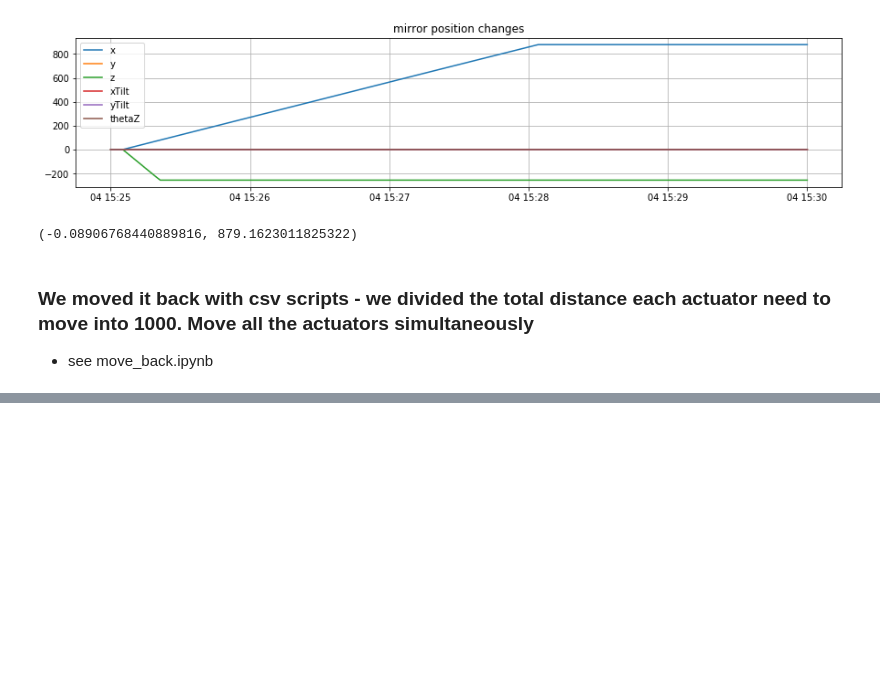
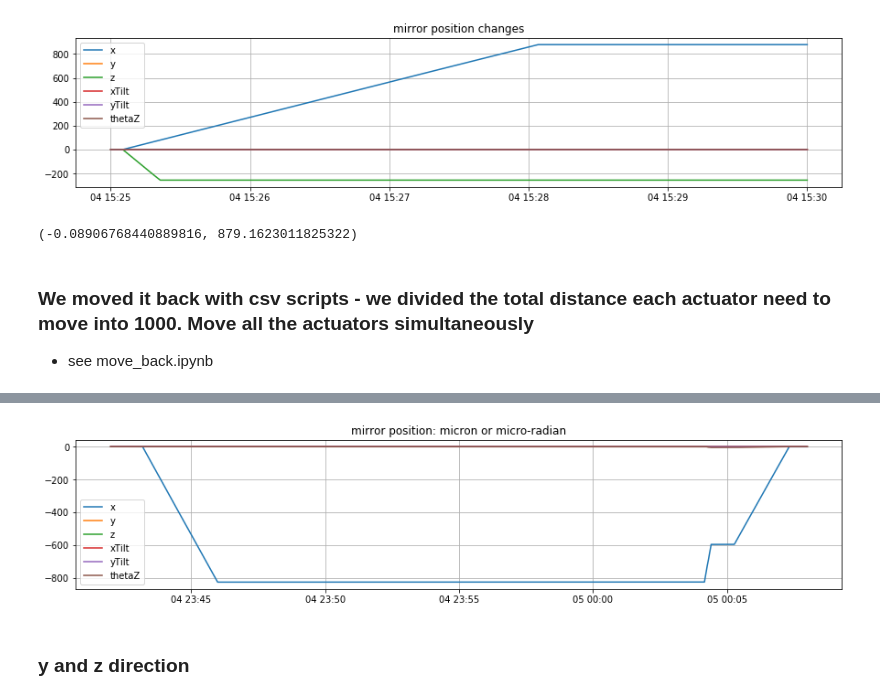
Before and after one commit to bxin/M2_summit_2003, a Jupyter notebook: a18_motion_limit.ipynb, the cells around one changed output, grey strips where cells are left out. Drawn from its saved outputs; the diff is of its cells as text; code cells hidden in the pictures; blank space fills up the shorter version.

```diff
--- a/a18_motion_limit.ipynb
+++ b/a18_motion_limit.ipynb
@@ -95,0 +104,20 @@ plt.grid();
+# %%
+start = Time('2020-03-04T23:42:00') #this is UTC
+end = Time('2020-03-05T00:08:00')
+df = await client.select_time_series('lsst.sal.MTM2.mirrorPositionMeasured', '*',
+                                     (start-timedelta(seconds=37)).tai, (end-timedelta(seconds=37)).tai, csc_index)
+# %%
+fig, ax = plt.subplots(figsize=(15,3))
+plt.plot(pd.to_datetime(df.private_sndStamp, unit='s'), df.xPosition, label='x')
+plt.plot(pd.to_datetime(df.private_sndStamp, unit='s'), df.yPosition, label='y')
+plt.plot(pd.to_datetime(df.private_sndStamp, unit='s'), df.piston, label='z')
+plt.plot(pd.to_datetime(df.private_sndStamp, unit='s'), df.xTilt*1e6, label='xTilt')
+plt.plot(pd.to_datetime(df.private_sndStamp, unit='s'), df.yTilt*1e6, label='yTilt')
+plt.plot(pd.to_datetime(df.private_sndStamp, unit='s'), df.thetaZPosition*1e6, label = 'thetaZ')
+plt.title('mirror position: micron or micro-radian')
+plt.legend(loc='lower left')
+plt.grid();
+# %% [output]
+[figure, added]
+# %% [markdown]
+### y and z direction
```
Also changed, not shown: parts of 5 cells of this notebook, 4 other files.
